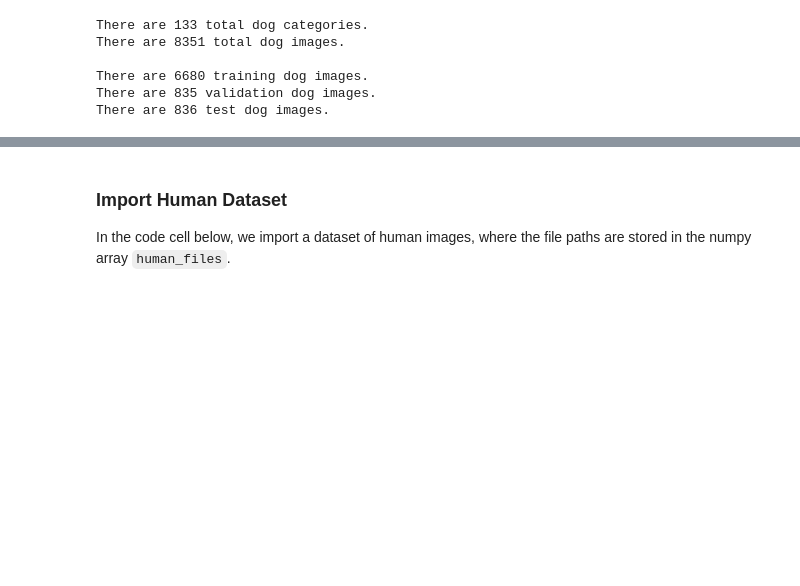
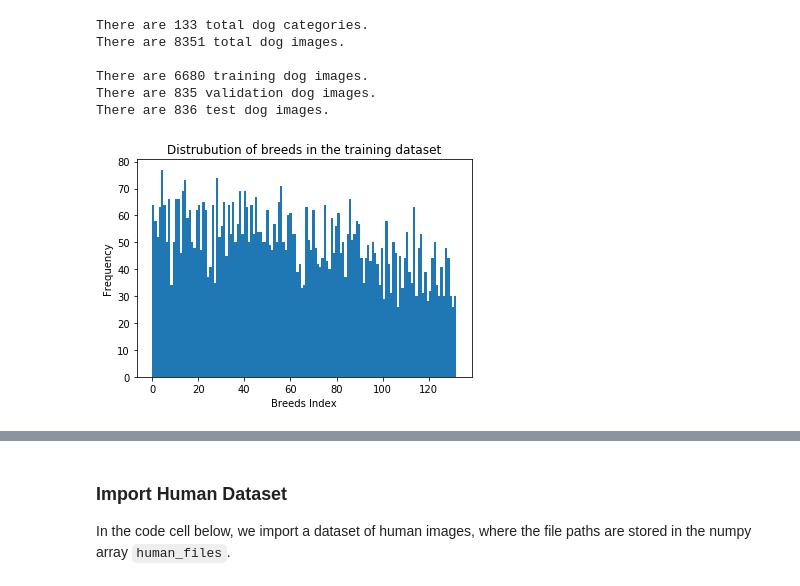
Before and after one commit to ivanmang/Dog-Breed-Classifier, a Jupyter notebook: dog_app.ipynb, the cells around one changed output, grey strips where cells are left out. Cells and saved outputs as stored; diff of their text form; code cells hidden in the pictures; blank space fills up the shorter version.

```diff
--- a/dog_app.ipynb
+++ b/dog_app.ipynb
@@ -91,3 +91,34 @@ There are 8351 total dog images.
 There are 6680 training dog images.
 There are 835 validation dog images.
 There are 836 test dog images.
+# %%
+#Display the first 5 image in the dog dataset
+import cv2
+from matplotlib import pyplot as plt
+
+# create figure
+fig = plt.figure(figsize=(10, 8))
+
+# setting values to rows and column variables
+rows = 1
+columns = 5
+
+for i in range(5):
+    img = cv2.imread(train_files[i])
+    img = cv2.cvtColor(img, cv2.COLOR_BGR2RGB)
+    fig.add_subplot(rows, columns, i+1)
+    plt.imshow(img)
+# %%
+# Distrubution of different breeds in the training dataset
+import pandas as pd
+breed_count = []
+for i in range(len(train_targets)):
+    breed_count.append(np.argmax(train_targets[i]))
+train = pd.Series(breed_count)
+plt.hist(train, bins=133)
+plt.xlabel("Breeds Index")
+plt.ylabel("Frequency")
+plt.title("Distrubution of breeds in the training dataset")
+plt.show()
+# %% [output]
+[figure, added]
```
Also changed, not shown: parts of 19 cells of this notebook, 1 other file.
